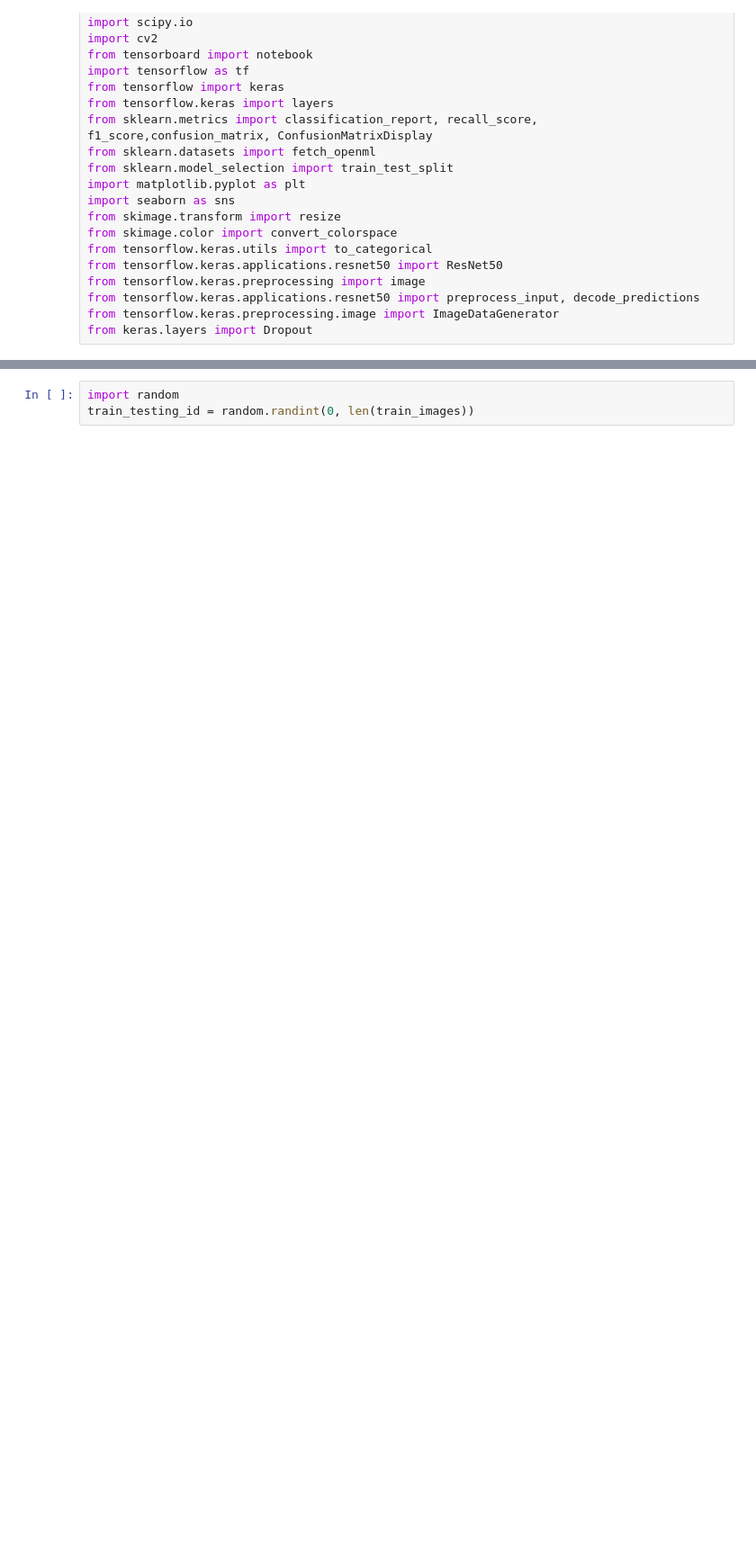
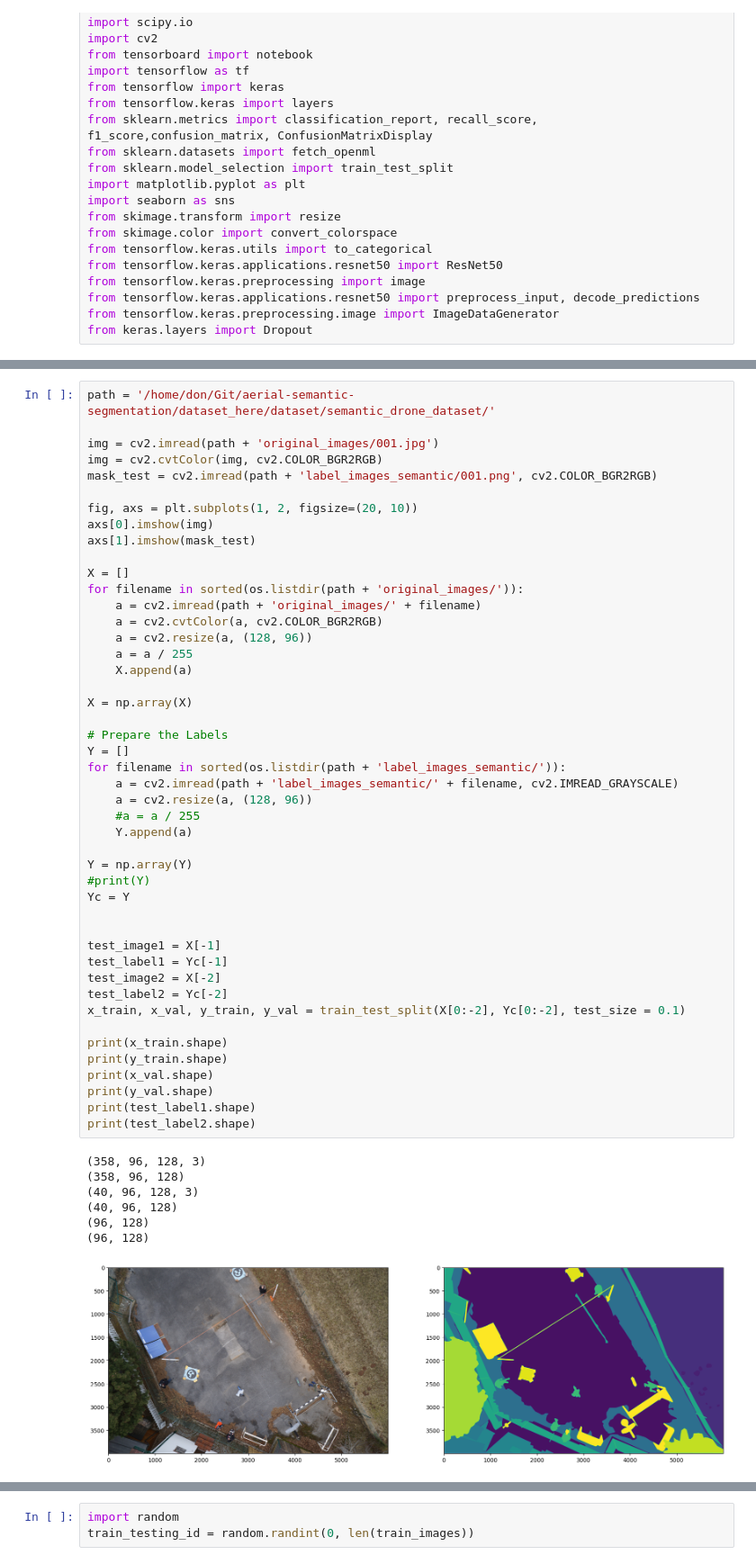
Before and after one commit to DonMMK/aerial-semantic-segmentation, a Jupyter notebook: U_net_model.ipynb, the cells around one changed output, grey strips where cells are left out. Shown at 90% size. Drawn from its saved outputs; the diff is of its cells as text; blank space fills up the shorter version.

```diff
--- a/U_net_model.ipynb
+++ b/U_net_model.ipynb
@@ -469,3 +503,57 @@ Total params: 31,033,411
 Trainable params: 31,033,411
 Non-trainable params: 0
 __________________________________________________________________________________________________
+# %%
+path = '/home/don/Git/aerial-semantic-segmentation/dataset_here/dataset/semantic_drone_dataset/'
+
+img = cv2.imread(path + 'original_images/001.jpg')
+img = cv2.cvtColor(img, cv2.COLOR_BGR2RGB)
+mask_test = cv2.imread(path + 'label_images_semantic/001.png', cv2.COLOR_BGR2RGB)
+
+fig, axs = plt.subplots(1, 2, figsize=(20, 10))
+axs[0].imshow(img)
+axs[1].imshow(mask_test)
+
+X = []
+for filename in sorted(os.listdir(path + 'original_images/')):
+    a = cv2.imread(path + 'original_images/' + filename)
+    a = cv2.cvtColor(a, cv2.COLOR_BGR2RGB)
+    a = cv2.resize(a, (128, 96))
+    a = a / 255
+    X.append(a)
+
+X = np.array(X)
+
+# Prepare the Labels
+Y = []
+for filename in sorted(os.listdir(path + 'label_images_semantic/')):
+    a = cv2.imread(path + 'label_images_semantic/' + filename, cv2.IMREAD_GRAYSCALE)
+    a = cv2.resize(a, (128, 96))
+    #a = a / 255
+    Y.append(a)
+
+Y = np.array(Y)
+#print(Y)
+Yc = Y
+
+
+test_image1 = X[-1]
+test_label1 = Yc[-1]
+test_image2 = X[-2]
+test_label2 = Yc[-2]
+x_train, x_val, y_train, y_val = train_test_split(X[0:-2], Yc[0:-2], test_size = 0.1)
+
+print(x_train.shape)
+print(y_train.shape)
+print(x_val.shape)
+print(y_val.shape)
+print(test_label1.shape)
+print(test_label2.shape)
+# %% [output]
+(358, 96, 128, 3)
+(358, 96, 128)
+(40, 96, 128, 3)
+(40, 96, 128)
+(96, 128)
+(96, 128)
+[figure, added]
```
Also changed, not shown: parts of 11 cells of this notebook.
